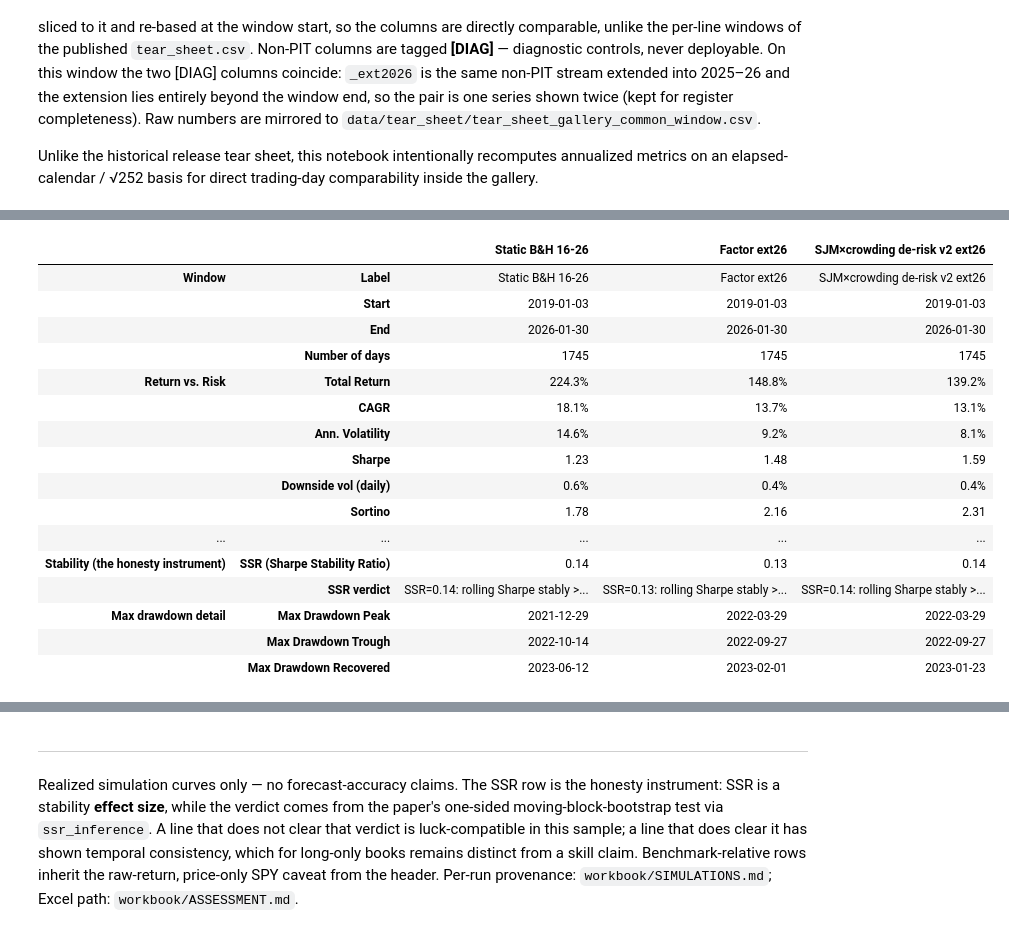
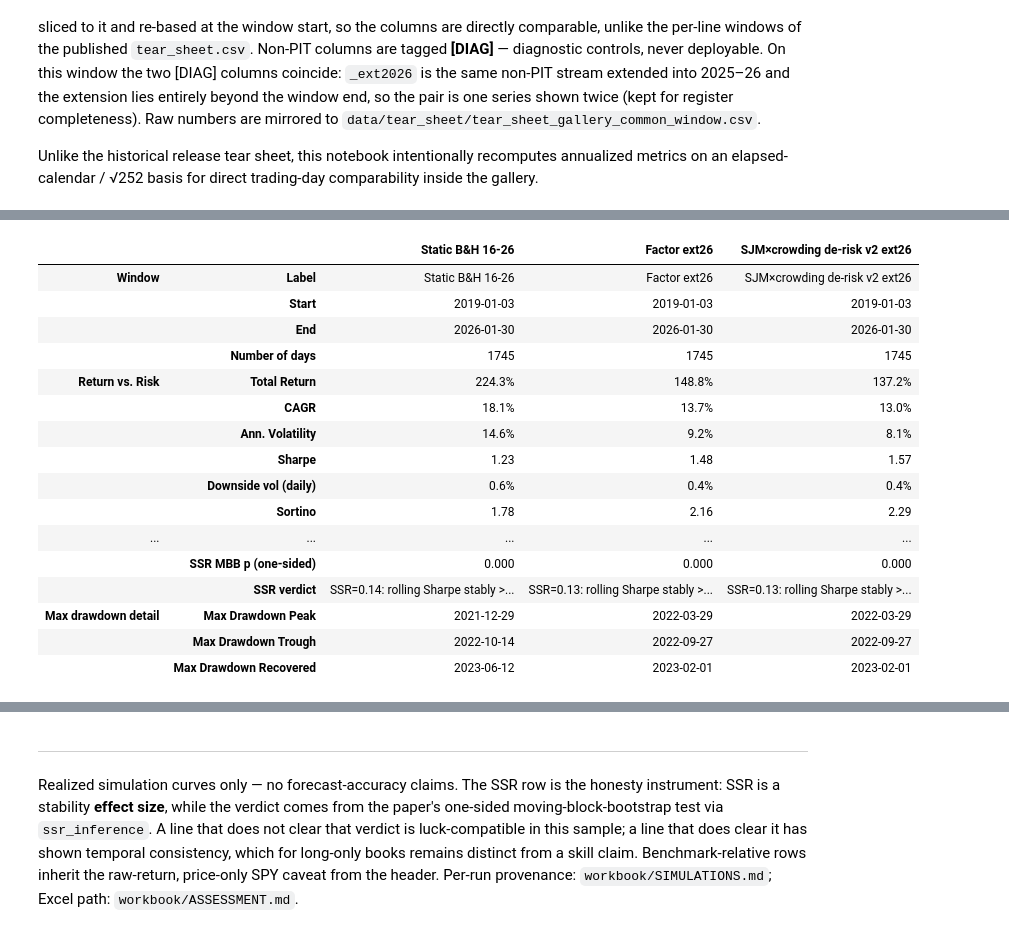
Before and after one commit to norandom/Global_Macro_AI_Factors, a Jupyter notebook: notebooks/15_2_tear_sheet_gallery.ipynb, the cells around one changed output, grey strips where cells are left out. Drawn from its saved outputs; the diff is of its cells as text; code cells hidden in the pictures.

```diff
--- a/notebooks/15_2_tear_sheet_gallery.ipynb
+++ b/notebooks/15_2_tear_sheet_gallery.ipynb
@@ -43,13 +43,17 @@ import pandas as pd
 import matplotlib.pyplot as plt
 
 from macro_framework import skill_metric as sk
+# ONE metric convention for the whole repo — nb15_2 / nb16 / nb17 / nb18 all call
+# the same block. Do not re-implement it locally: tests/test_evaluation.py pins it
+# against factor_workbook.rederive (the engine that built the released tear sheet),
+# and a private copy silently drifts off that pin.
+from macro_framework.evaluation import CALENDAR_DAYS, TRADING_DAYS, metric_block
 from macro_framework.ssr import ssr_inference
 
 pd.set_option("display.width", 260)
 pd.set_option("display.max_columns", 40)
 
 DATA = REPO / "data"
-TRADING_DAYS = 252
 BASKET = ["SWDA.L", "XLK", "IAU", "BIL"]
 BENCH = "SPY"
 
@@ -345,16 +400,37 @@ all-lines window because all three lines reach into 2026.
 # %%
+# Sharpe ranking of the PIT macro-factor candidates — DIAGNOSTIC ONLY, not the
+# selector. It used to pick the third seat, and on 2026-07-27 that rule quietly
+# swapped factor_equity_v2 into an artifact named *_ext2026, truncating the release
+# window to 2024-12-30 and comparing the overlay against an underlying it was never
+# applied to.
 FACTOR_CANDIDATES = ["factor_equity_v1", "factor_equity_v2", "factor_equity_ext2026"]
 cand = {s: rows[loaded[s][0]]["Sharpe"] for s in FACTOR_CANDIDATES if s in loaded}
-best_stem = max(cand, key=cand.get)
-print("macro-factor candidates, Sharpe on the common window:")
+print("macro-factor candidates, Sharpe on the common window (diagnostic ranking):")
 for s, sh in sorted(cand.items(), key=lambda kv: -kv[1]):
-    print(f"  {'→' if s == best_stem else ' '} {loaded[s][0]:<14s} ({s}): {sh:.3f}")
+    span = loaded[s][2]
+    print(f"    {loaded[s][0]:<14s} ({s}): {sh:.3f}   "
+          f"[{span.index.min():%Y-%m-%d} → {span.index.max():%Y-%m-%d}]")
 
-TRIO = ["static_bh_equity_2016_2026", best_stem, "sjm_crowding_derisk_v2_equity_ext2026"]
+# The third seat is the line the overlay is BUILT ON, so the trio reads
+# benchmark / base line / base line + overlay.
+SJM_STEM = "sjm_crowding_derisk_v2_equity_ext2026"
+BASE_STEM = "factor_equity_ext2026"
+# Trip-wire: nb17 applies a monthly cap to BASE_STEM's daily returns, so the overlay
+# lives on exactly the base line's calendar. If the overlay is ever rebuilt on a
+# different underlying, the calendars diverge and this fails instead of publishing a
+# mismatched trio. Do not relax to a subset/date-range check — that is the failure
+# this catches.
+assert loaded[BASE_STEM][2].index.equals(loaded[SJM_STEM][2].index), (
+    f"trio seat mismatch: {SJM_STEM} is not an overlay on {BASE_STEM} "
+    f"(base {len(loaded[BASE_STEM][2])} rows, overlay {len(loaded[SJM_STEM][2])} rows)")
+print(f"\nseat check: {SJM_STEM}\n            is an overlay on {BASE_STEM} "
+      f"({len(loaded[BASE_STEM][2])} shared dates) — OK")
+
+TRIO = ["static_bh_equity_2016_2026", BASE_STEM, SJM_STEM]
 trio_vals = {loaded[s][0]: loaded[s][2] for s in TRIO}
 t_start = max(v.index.min() for v in trio_vals.values())
 t_end = min(v.index.max() for v in trio_vals.values())
-print(f"\ntrio common window: {t_start:%Y-%m-%d} → {t_end:%Y-%m-%d}")
+print(f"trio common window: {t_start:%Y-%m-%d} → {t_end:%Y-%m-%d}")
 
 trio_rows = {lbl: tear_sheet_row(v.loc[t_start:t_end], lbl) for lbl, v in trio_vals.items()}
 trio_raw = pd.DataFrame(trio_rows).reindex(ORDER)
@@ -377,9 +453,23 @@ for stem in TRIO:
     eq["drawdown"] = eq["value"] / eq["value"].cummax() - 1
     _write_csv(eq, stem)
 
-trio_export.to_csv(TEAR_OUT / "tear_sheet_trio_ext2026.csv", index=False, float_format="%.8f")
-trio_export.to_csv(TEAR_OUT / "tear_sheet_trio_ext2026_de.csv",
-                   sep=";", decimal=",", index=False, float_format="%.8f")
+def _fmt8(x, dec="."):
+    """Floats at %.8f with the requested decimal mark; labels/dates/ints verbatim.
+
+    to_csv ignores BOTH float_format and decimal on an object-dtype frame, and this
+    frame is object-dtype (it carries the Label, the two date columns and the REF
+    note). The German mirror was therefore shipping dot-decimal full-repr floats —
+    unparseable as numbers in a de_DE Excel, and off the convention every other
+    `*_de.csv` in data/tear_sheet follows. Format here instead of asking to_csv to.
+    """
+    if isinstance(x, (float, np.floating)):
+        return f"{x:.8f}".replace(".", dec) if np.isfinite(x) else ""
+    return x
+
+
+trio_export.map(_fmt8).to_csv(TEAR_OUT / "tear_sheet_trio_ext2026.csv", index=False)
+trio_export.map(lambda x: _fmt8(x, ",")).to_csv(
+    TEAR_OUT / "tear_sheet_trio_ext2026_de.csv", sep=";", index=False)
 print("release csvs: csv_mirrors/{static_bh_equity_2016_2026,factor_equity_ext2026,"
       "sjm_crowding_derisk_v2_equity_ext2026}[ _de].csv")
 print("release tear sheet: tear_sheet/tear_sheet_trio_ext2026[ _de].csv")
@@ -394,23 +486,23 @@ macro-factor candidates, Sharpe on the common window:
 trio common window: 2019-01-02 → 2026-01-30
 release csvs: csv_mirrors/{static_bh_equity_2016_2026,factor_equity_ext2026,sjm_crowding_derisk_v2_equity_ext2026}[ _de].csv
 release tear sheet: tear_sheet/tear_sheet_trio_ext2026[ _de].csv
 |  |  | Static B&H 16-26 | Factor ext26 | SJM×crowding de-risk v2 ext26 |
 | Window | Label | Static B&H 16-26 | Factor ext26 | SJM×crowding de-risk v2 ext26 |
 |  | Start | 2019-01-03 | 2019-01-03 | 2019-01-03 |
 |  | End | 2026-01-30 | 2026-01-30 | 2026-01-30 |
 |  | Number of days | 1745 | 1745 | 1745 |
-| Return vs. Risk | Total Return | 224.3% | 148.8% | 139.2% |
-|  | CAGR | 18.1% | 13.7% | 13.1% |
+| Return vs. Risk | Total Return | 224.3% | 148.8% | 137.2% |
+|  | CAGR | 18.1% | 13.7% | 13.0% |
 |  | Ann. Volatility | 14.6% | 9.2% | 8.1% |
-|  | Sharpe | 1.23 | 1.48 | 1.59 |
+|  | Sharpe | 1.23 | 1.48 | 1.57 |
 |  | Downside vol (daily) | 0.6% | 0.4% | 0.4% |
-|  | Sortino | 1.78 | 2.16 | 2.31 |
+|  | Sortino | 1.78 | 2.16 | 2.29 |
 | ... | ... | ... | ... | ... |
-| Stability (the honesty instrument) | SSR (Sharpe Stability Ratio) | 0.14 | 0.13 | 0.14 |
-|  | SSR verdict | SSR=0.14: rolling Sharpe stably >... | SSR=0.13: rolling Sharpe stably >... | SSR=0.14: rolling Sharpe stably >... |
+|  | SSR MBB p (one-sided) | 0.000 | 0.000 | 0.000 |
+|  | SSR verdict | SSR=0.14: rolling Sharpe stably >... | SSR=0.13: rolling Sharpe stably >... | SSR=0.13: rolling Sharpe stably >... |
 | Max drawdown detail | Max Drawdown Peak | 2021-12-29 | 2022-03-29 | 2022-03-29 |
 |  | Max Drawdown Trough | 2022-10-14 | 2022-09-27 | 2022-09-27 |
-|  | Max Drawdown Recovered | 2023-06-12 | 2023-02-01 | 2023-01-23 |
+|  | Max Drawdown Recovered | 2023-06-12 | 2023-02-01 | 2023-02-01 |
 # %%
 # Palette validated for color-vision deficiency (blue/orange/purple), with a
 # distinct linestyle per series so the lines can be told apart without color.
```
Also changed, not shown: parts of 7 cells of this notebook, 54 other files.
